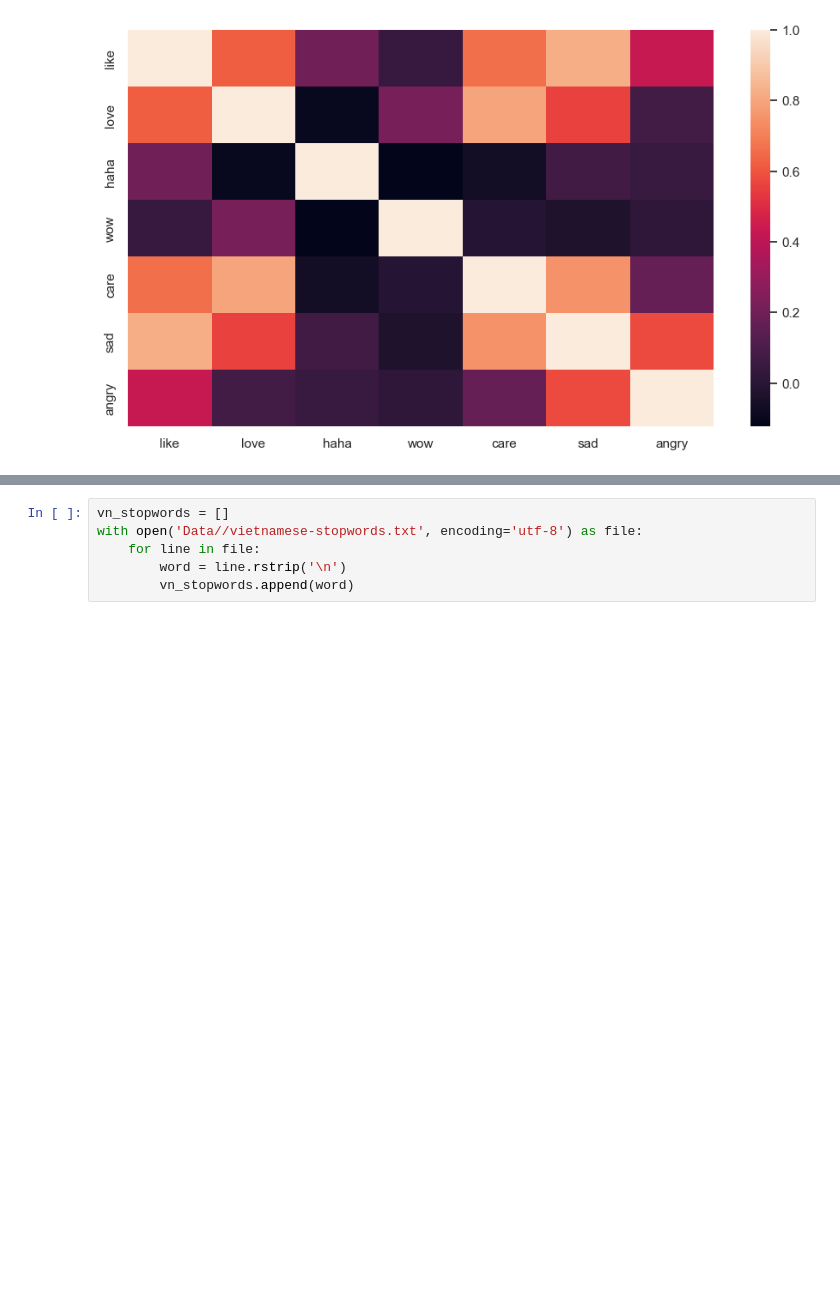
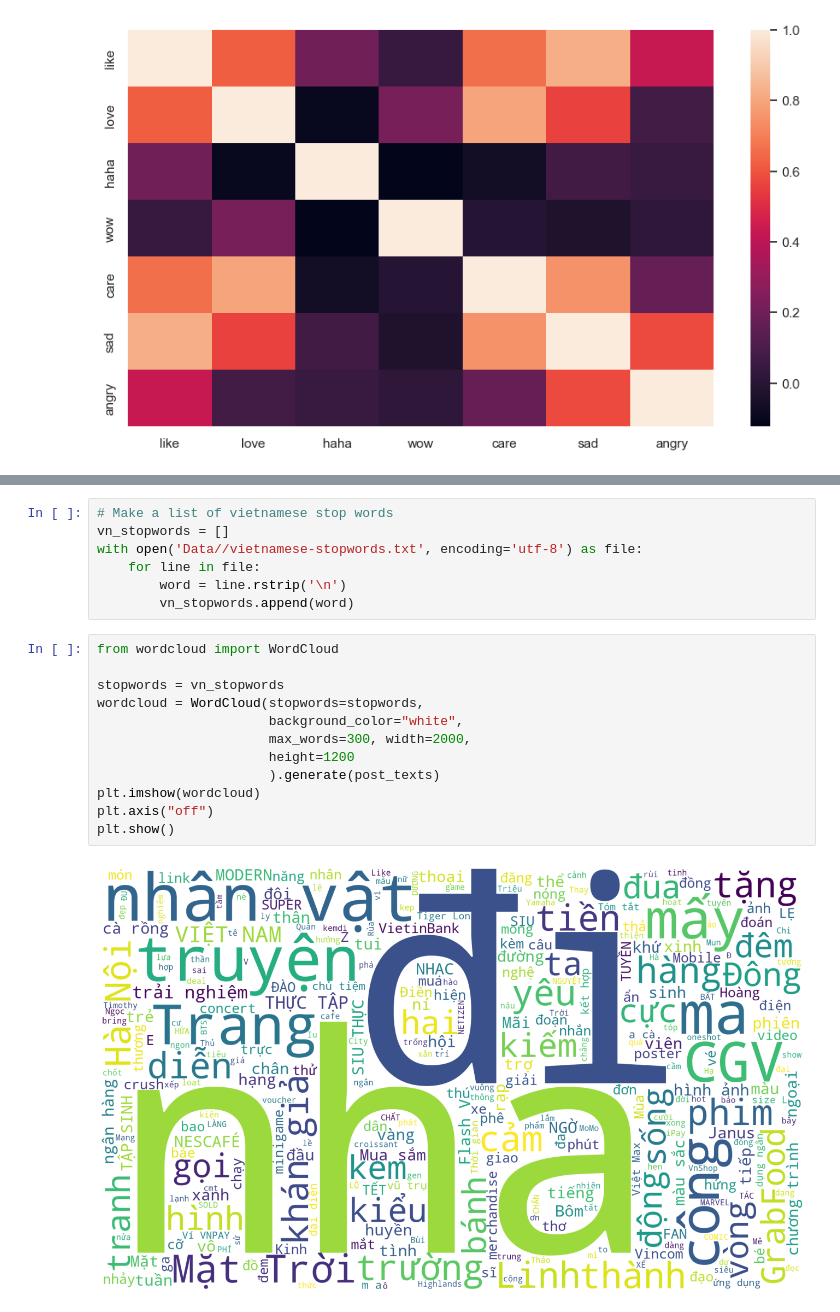
Before and after one commit to nguyenduchuyiu/facebook_analysis, a Jupyter notebook: main.ipynb, the cells around one changed output, grey strips where cells are left out. Saved outputs shown, nothing was run; the diff lists cells and outputs as text; blank space fills up the shorter version.

```diff
--- a/main.ipynb
+++ b/main.ipynb
@@ -178,7 +154,22 @@ harry
 # %%
+# Make a list of vietnamese stop words
 vn_stopwords = []
 with open('Data//vietnamese-stopwords.txt', encoding='utf-8') as file:
     for line in file:
         word = line.rstrip('\n')
         vn_stopwords.append(word)
+# %%
+from wordcloud import WordCloud
+
+stopwords = vn_stopwords
+wordcloud = WordCloud(stopwords=stopwords,
+                      background_color="white",
+                      max_words=300, width=2000,
+                      height=1200
+                      ).generate(post_texts)
+plt.imshow(wordcloud)
+plt.axis("off")
+plt.show()
+# %% [output]
+[figure, added]
 # %%
```
Also changed, not shown: parts of 25 cells of this notebook, 2 other files.
